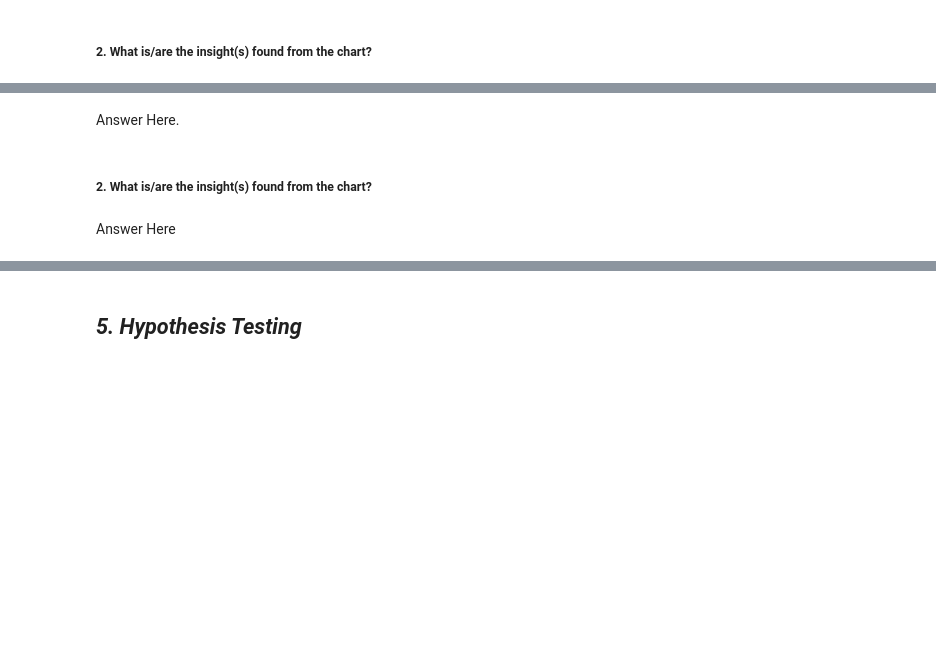
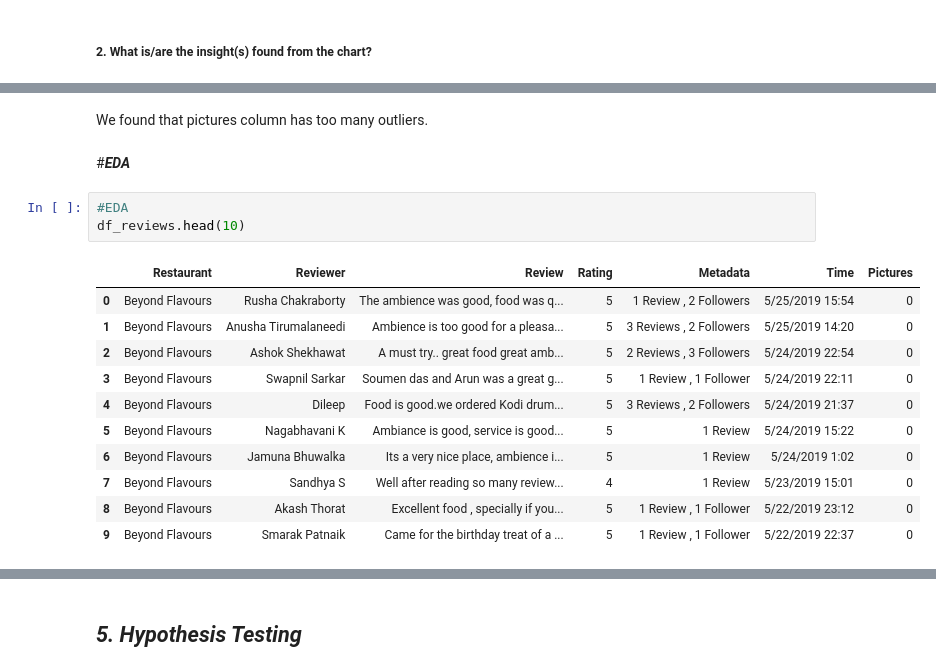
Before and after one commit to adityapatil4141/Zomato-restaurant-clustering-and-sentiment-analysis, a Jupyter notebook: ZOMATO_RESTAURANT_CLUSTERING_AND_SENTIMENT_ANALYSIS.ipynb, the cells around one changed output, grey strips where cells are left out. Cells and saved outputs as stored; diff of their text form; blank space fills up the shorter version.

```diff
--- a/ZOMATO_RESTAURANT_CLUSTERING_AND_SENTIMENT_ANALYSIS.ipynb
+++ b/ZOMATO_RESTAURANT_CLUSTERING_AND_SENTIMENT_ANALYSIS.ipynb
@@ -703,6 +587,19 @@ Answer Here
-# %% [markdown]
-Answer Here.
-# %% [markdown]
-##### 2. What is/are the insight(s) found from the chart?
-# %% [markdown]
-Answer Here
+# %% [markdown]
+We found that pictures column has too many outliers.
+# %% [markdown]
+#***EDA***
+# %%
+#EDA
+df_reviews.head(10)
+# %% [output]
+|  | Restaurant | Reviewer | Review | Rating | Metadata | Time | Pictures |
+| 0 | Beyond Flavours | Rusha Chakraborty | The ambience was good, food was q... | 5 | 1 Review , 2 Followers | 5/25/2019 15:54 | 0 |
+| 1 | Beyond Flavours | Anusha Tirumalaneedi | Ambience is too good for a pleasa... | 5 | 3 Reviews , 2 Followers | 5/25/2019 14:20 | 0 |
+| 2 | Beyond Flavours | Ashok Shekhawat | A must try.. great food great amb... | 5 | 2 Reviews , 3 Followers | 5/24/2019 22:54 | 0 |
+| 3 | Beyond Flavours | Swapnil Sarkar | Soumen das and Arun was a great g... | 5 | 1 Review , 1 Follower | 5/24/2019 22:11 | 0 |
+| 4 | Beyond Flavours | Dileep | Food is good.we ordered Kodi drum... | 5 | 3 Reviews , 2 Followers | 5/24/2019 21:37 | 0 |
+| 5 | Beyond Flavours | Nagabhavani K | Ambiance is good, service is good... | 5 | 1 Review | 5/24/2019 15:22 | 0 |
+| 6 | Beyond Flavours | Jamuna Bhuwalka | Its a very nice place, ambience i... | 5 | 1 Review | 5/24/2019 1:02 | 0 |
+| 7 | Beyond Flavours | Sandhya S | Well after reading so many review... | 4 | 1 Review | 5/23/2019 15:01 | 0 |
+| 8 | Beyond Flavours | Akash Thorat | Excellent food , specially if you... | 5 | 1 Review , 1 Follower | 5/22/2019 23:12 | 0 |
+| 9 | Beyond Flavours | Smarak Patnaik | Came for the birthday treat of a ... | 5 | 1 Review , 1 Follower | 5/22/2019 22:37 | 0 |
```
Also changed, not shown: parts of 72 cells of this notebook.
